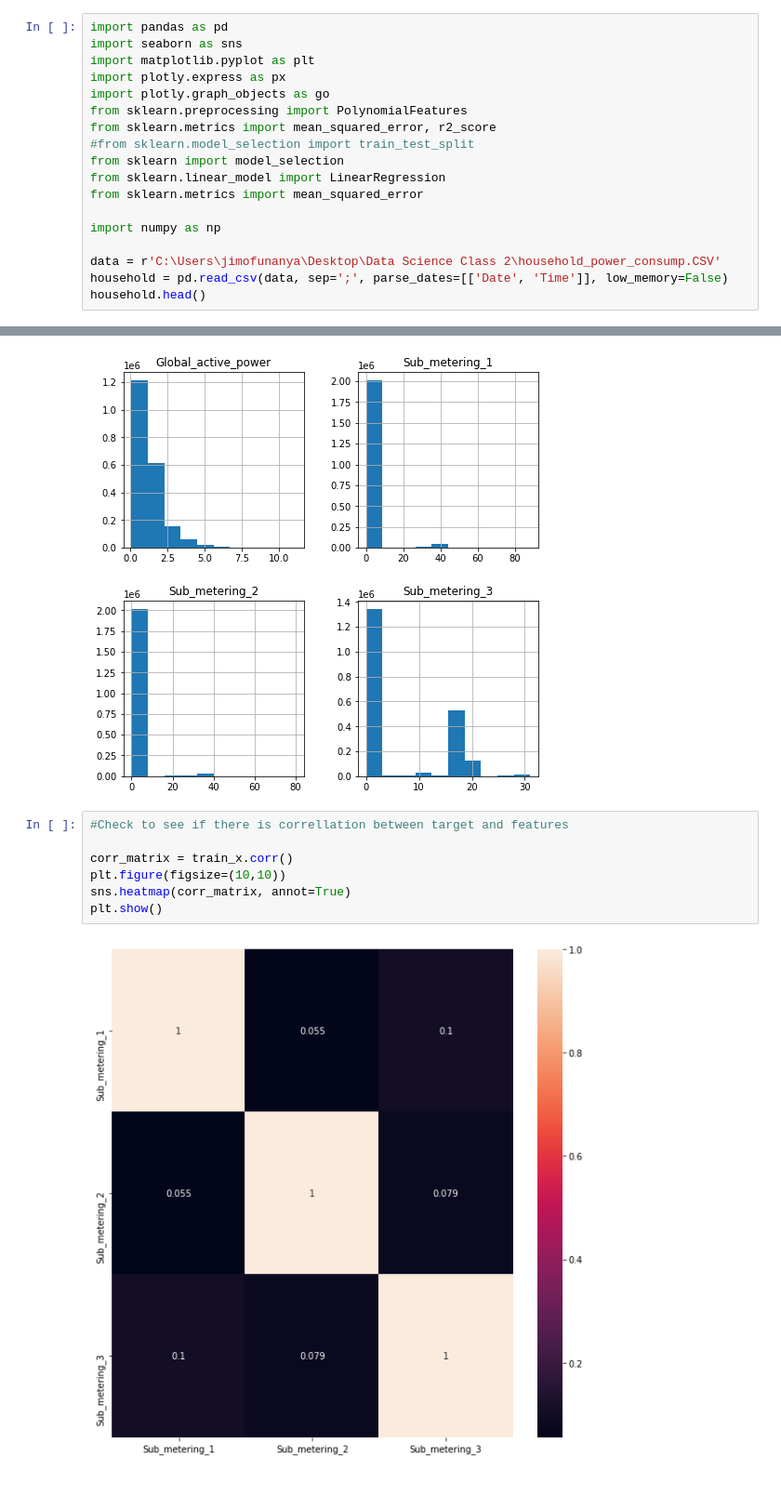
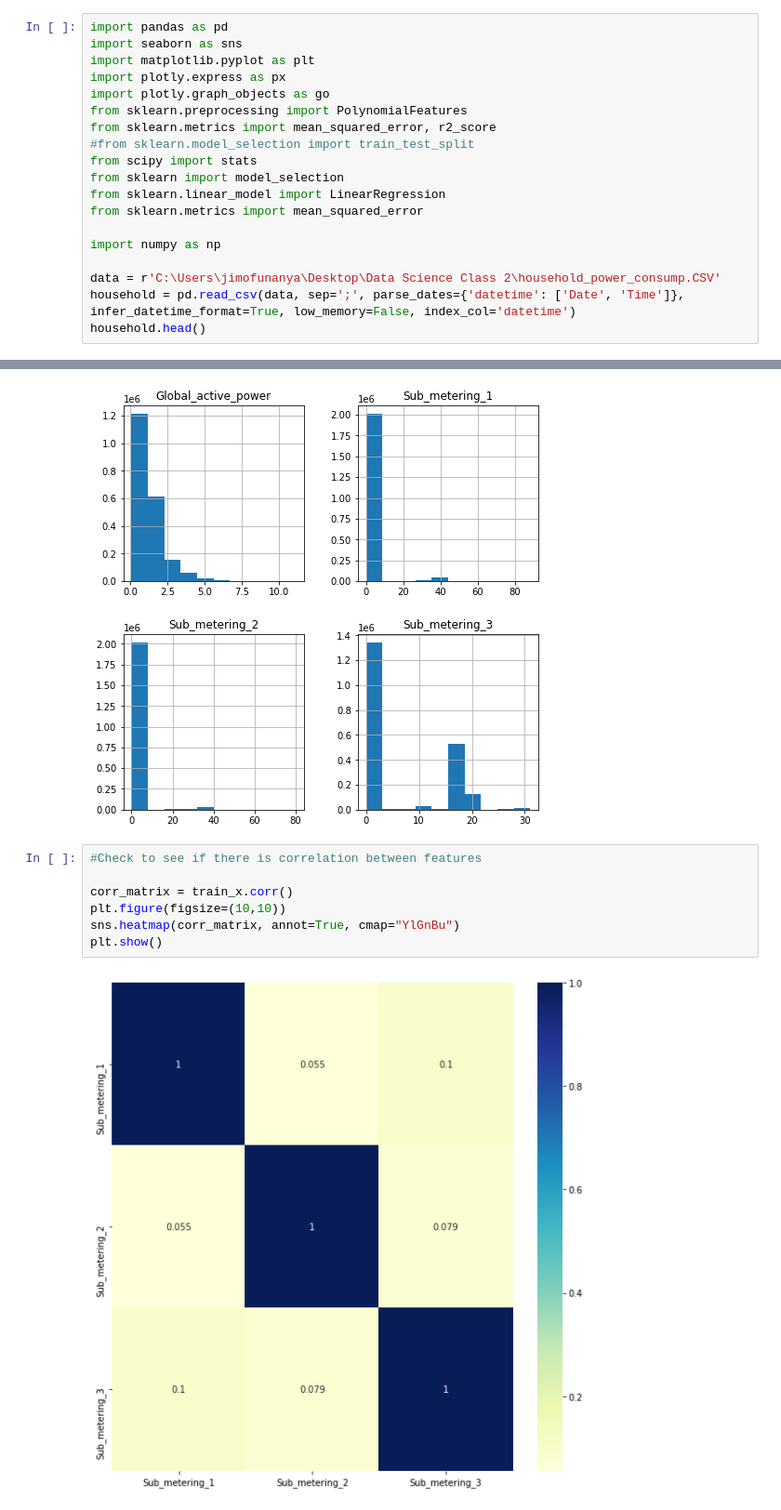
Before and after one commit to SirkyGit/DS2-project, a Jupyter notebook: notebooks/Problem Statement.ipynb, the cells around one changed output, grey strips where cells are left out. Shown at 93% size. Saved outputs shown, nothing was run; the diff lists cells and outputs as text.

```diff
--- a/notebooks/Problem Statement.ipynb
+++ b/notebooks/Problem Statement.ipynb
@@ -40,6 +40,7 @@ import plotly.graph_objects as go
 from sklearn.preprocessing import PolynomialFeatures
 from sklearn.metrics import mean_squared_error, r2_score
 #from sklearn.model_selection import train_test_split
+from scipy import stats
 from sklearn import model_selection
 from sklearn.linear_model import LinearRegression
 from sklearn.metrics import mean_squared_error
@@ -47,6 +48,6 @@ from sklearn.metrics import mean_squared_error
 import numpy as np
 
 data = r'C:\Users\jimofunanya\Desktop\Data Science Class 2\household_power_consump.CSV'
-household = pd.read_csv(data, sep=';', parse_dates=[['Date', 'Time']], low_memory=False)
+household = pd.read_csv(data, sep=';', parse_dates={'datetime': ['Date', 'Time']}, infer_datetime_format=True, low_memory=False, index_col='datetime')
 household.head()
 # %% [output]
@@ -303,11 +410,11 @@ array([<AxesSubplot:title={'center':'Global_active_power'}>,
        <AxesSubplot:title={'center':'Sub_metering_3'}>], dtype=object)
 [figure]
 # %%
-#Check to see if there is correllation between target and features
+#Check to see if there is correlation between features
 
 corr_matrix = train_x.corr()
 plt.figure(figsize=(10,10))
-sns.heatmap(corr_matrix, annot=True)
+sns.heatmap(corr_matrix, annot=True, cmap="YlGnBu")
 plt.show()
 # %% [output]
-[figure, old version]
+[figure, new version]
```
Also changed, not shown: parts of 23 cells of this notebook.
